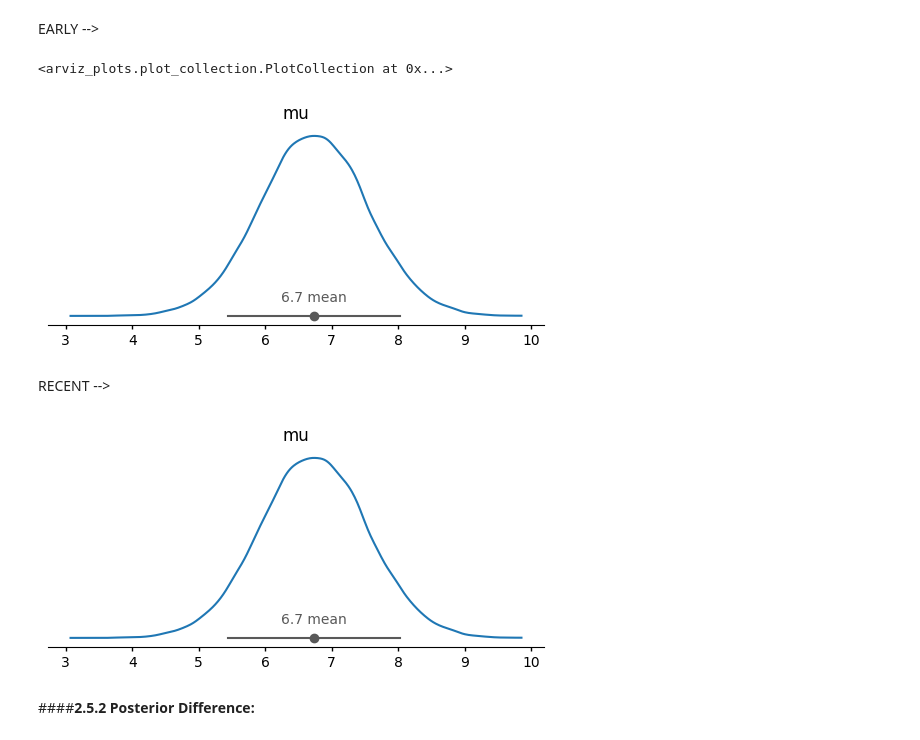
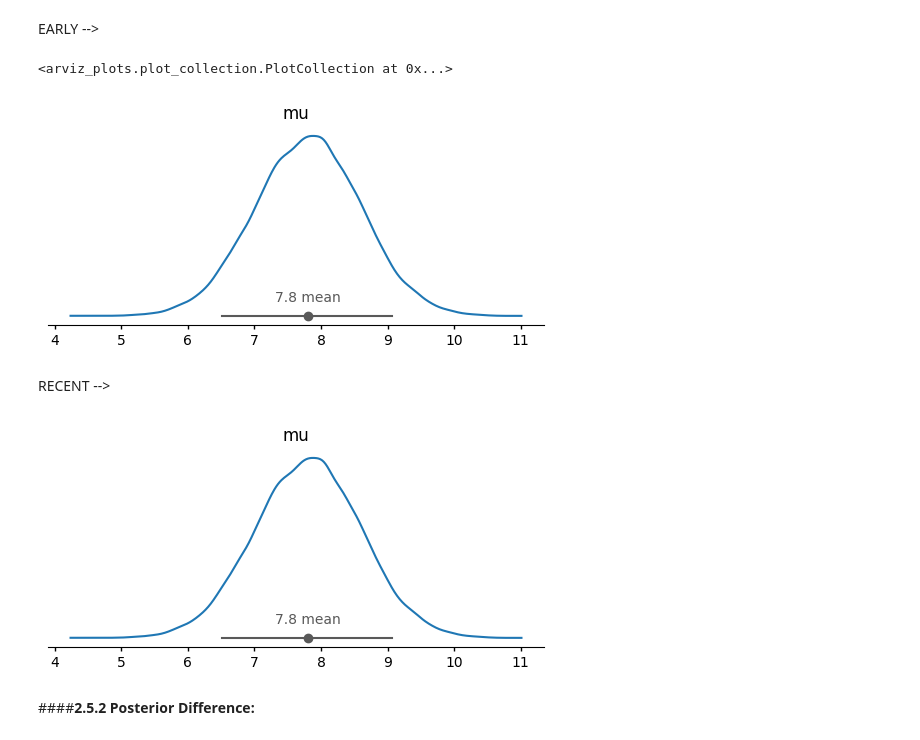
Before and after one commit to me1-3/Emsc2010-A3, a Jupyter notebook: Copy_of_a3_oxidised_nitrogen.ipynb, the cells around one changed output. Cells and saved outputs as stored; diff of their text form; code cells hidden in the pictures.

```diff
--- a/Copy_of_a3_oxidised_nitrogen.ipynb
+++ b/Copy_of_a3_oxidised_nitrogen.ipynb
@@ -351,21 +352,21 @@ EARLY -->
 # %%
 #Baysesian model for early period
 
 with pm.Model() as early_model:
   #prior for the mean
-  mu = pm.Normal("mu", mu = 3, sigma = 2)
+  mu = pm.Normal("mu", mu = 9.5, sigma = 2)
   #prior for the stanard deviation
   sigma = pm.HalfNormal ("sigma", sigma = 2)
   # likleiood
   obs = pm.Normal ("obs", mu = mu, sigma = sigma, observed = data_early)
   #sample from the posterior
   trace_early = pm.sample(20000, tune = 2000, return_inferencedata = True, progressbar = False)
 
 #Plot the posterior dist for the mean
 az.plot_dist(trace_early, var_names=["mu"])
 # %% [output]
 <arviz_plots.plot_collection.PlotCollection at 0x...>
-[figure, old version]
+[figure, new version]
 # %% [markdown]
 RECENT -->
 # %%
@@ -373,7 +374,7 @@ RECENT -->
 
 with pm.Model() as recent_model:
   #prior for mean
-  mu = pm.Normal("mu", mu = 3, sigma = 2)
+  mu = pm.Normal("mu", mu = 9.5, sigma = 2)
   #prior for standard deviation
   sigma = pm.HalfNormal ("sigma", sigma = 2)
   #likelihood
@@ -384,7 +385,7 @@ with pm.Model() as recent_model:
   #Plot the posterior dist for the mean
   az.plot_dist(trace_early, var_names=["mu"])
 # %% [output]
-[figure, old version]
+[figure, new version]
 # %% [markdown]
 ####**2.5.2 Posterior Difference:**
 # %%
```
Also changed, not shown: parts of 33 cells of this notebook.
